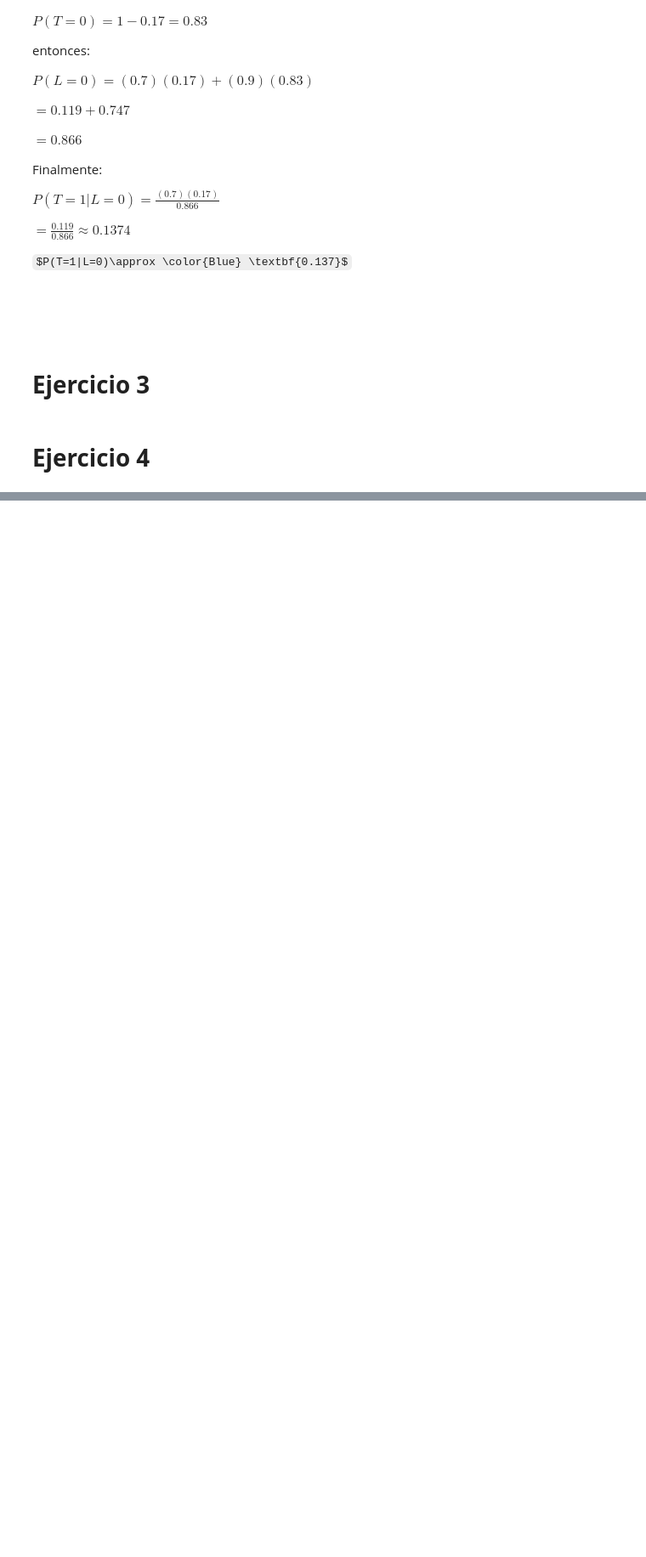
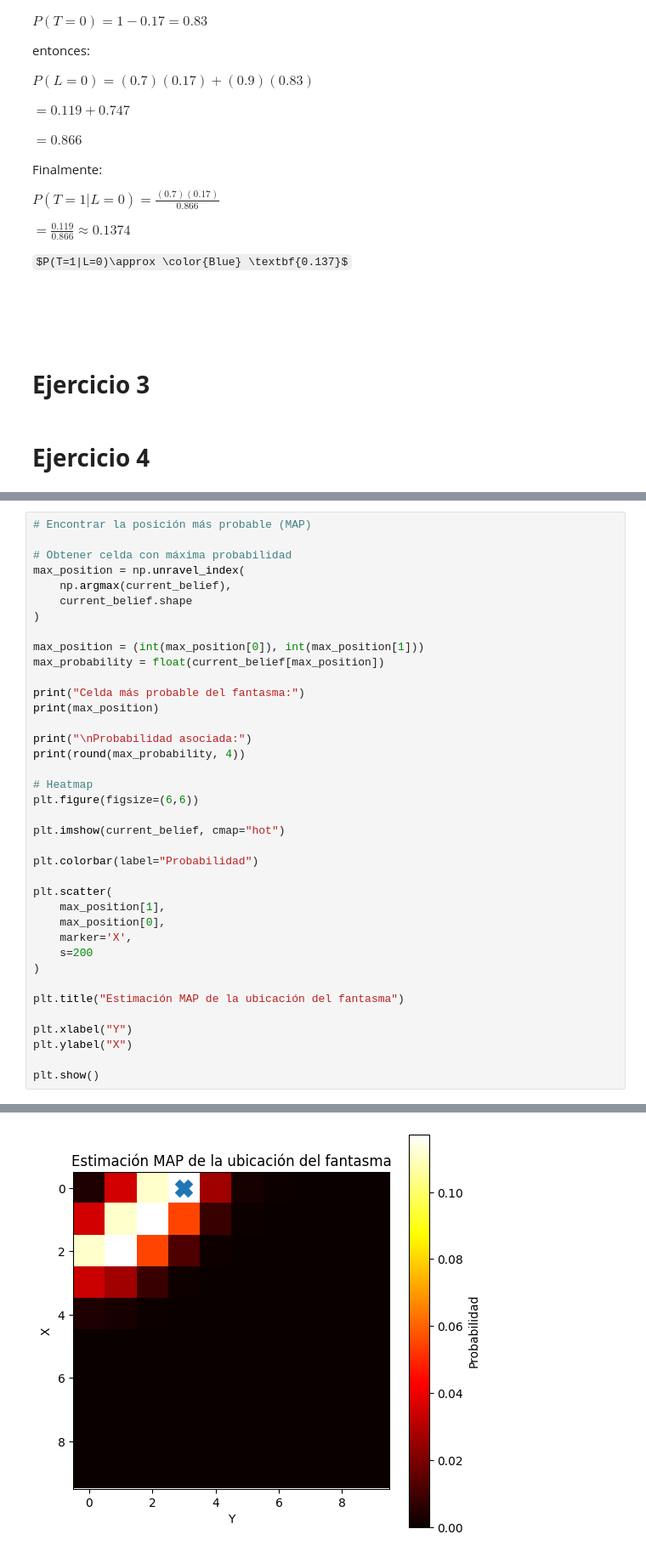
Before and after one commit to MarcosDiaz1409/Lab08-IA, a Jupyter notebook: Laboratorio 8.ipynb, the cells around one changed output, grey strips where cells are left out. Shown at 85% size. Saved outputs shown, nothing was run; the diff lists cells and outputs as text; some formulas as TeX source; blank space fills up the shorter version.

```diff
--- a/Laboratorio 8.ipynb
+++ b/Laboratorio 8.ipynb
@@ -87,0 +341,39 @@ $P(T=1|L=0)\approx \color{Blue} \textbf{0.137}$ <br><br><br><br>
+# %%
+# Encontrar la posición más probable (MAP)
+
+# Obtener celda con máxima probabilidad
+max_position = np.unravel_index(
+    np.argmax(current_belief),
+    current_belief.shape
+)
+
+max_position = (int(max_position[0]), int(max_position[1]))
+max_probability = float(current_belief[max_position])
+
+print("Celda más probable del fantasma:")
+print(max_position)
+
+print("\nProbabilidad asociada:")
+print(round(max_probability, 4))
+
+# Heatmap
+plt.figure(figsize=(6,6))
+
+plt.imshow(current_belief, cmap="hot")
+
+plt.colorbar(label="Probabilidad")
+
+plt.scatter(
+    max_position[1],
+    max_position[0],
+    marker='X',
+    s=200
+)
+
+plt.title("Estimación MAP de la ubicación del fantasma")
+
+plt.xlabel("Y")
+plt.ylabel("X")
+
+plt.show()
+# %% [output]
@@ -87,0 +385 @@ $P(T=1|L=0)\approx \color{Blue} \textbf{0.137}$ <br><br><br><br>
+[figure, added]
```
Also changed, not shown: parts of 8 cells of this notebook, 1 other file.
